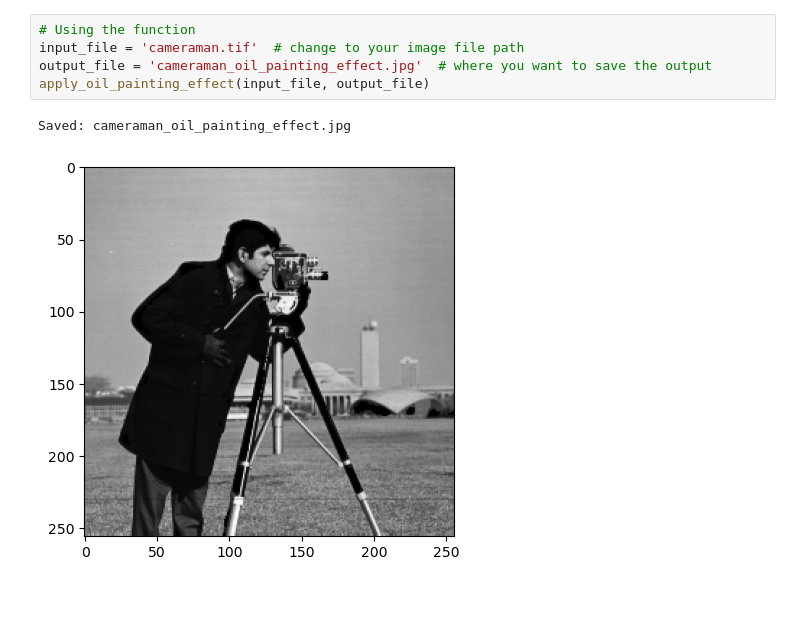
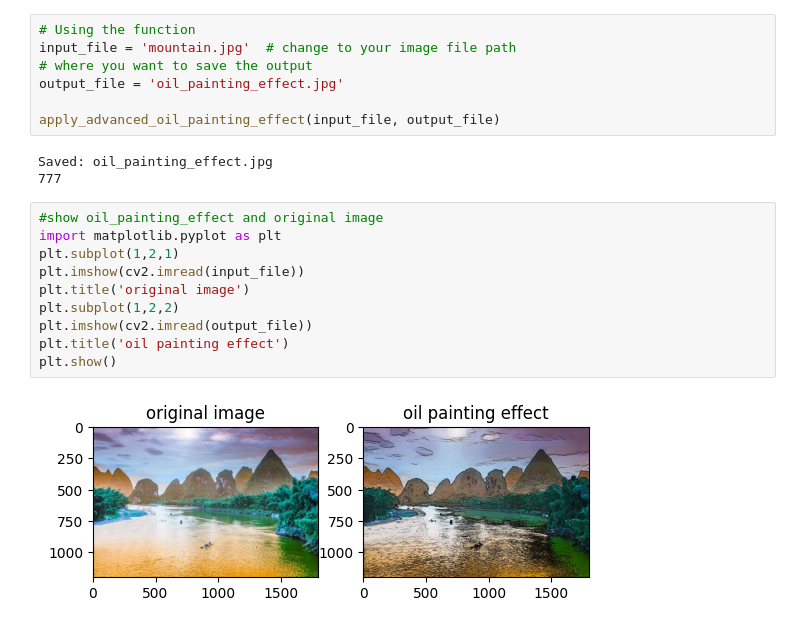
Before and after one commit to Tenkris/Project_image_processing, a Jupyter notebook: oilblur.ipynb, the cells around one changed output. Cells and saved outputs as stored; diff of their text form; blank space fills up the shorter version.

```diff
--- a/oilblur.ipynb
+++ b/oilblur.ipynb
@@ -42,8 +79,22 @@ def apply_oil_painting_effect(input_image_path, output_image_path):
 # %%
 # Using the function
-input_file = 'cameraman.tif'  # change to your image file path
-output_file = 'cameraman_oil_painting_effect.jpg'  # where you want to save the output
-apply_oil_painting_effect(input_file, output_file)
+input_file = 'mountain.jpg'  # change to your image file path
+# where you want to save the output
+output_file = 'oil_painting_effect.jpg'
+
+apply_advanced_oil_painting_effect(input_file, output_file)
 # %% [output]
-Saved: cameraman_oil_painting_effect.jpg
+Saved: oil_painting_effect.jpg
+777
-[figure, removed]
+# %%
+#show oil_painting_effect and original image
+import matplotlib.pyplot as plt
+plt.subplot(1,2,1)
+plt.imshow(cv2.imread(input_file))
+plt.title('original image')
+plt.subplot(1,2,2)
+plt.imshow(cv2.imread(output_file))
+plt.title('oil painting effect')
+plt.show()
+# %% [output]
+[figure, added]
```
Also changed, not shown: parts of 6 cells of this notebook, 10 other files.
